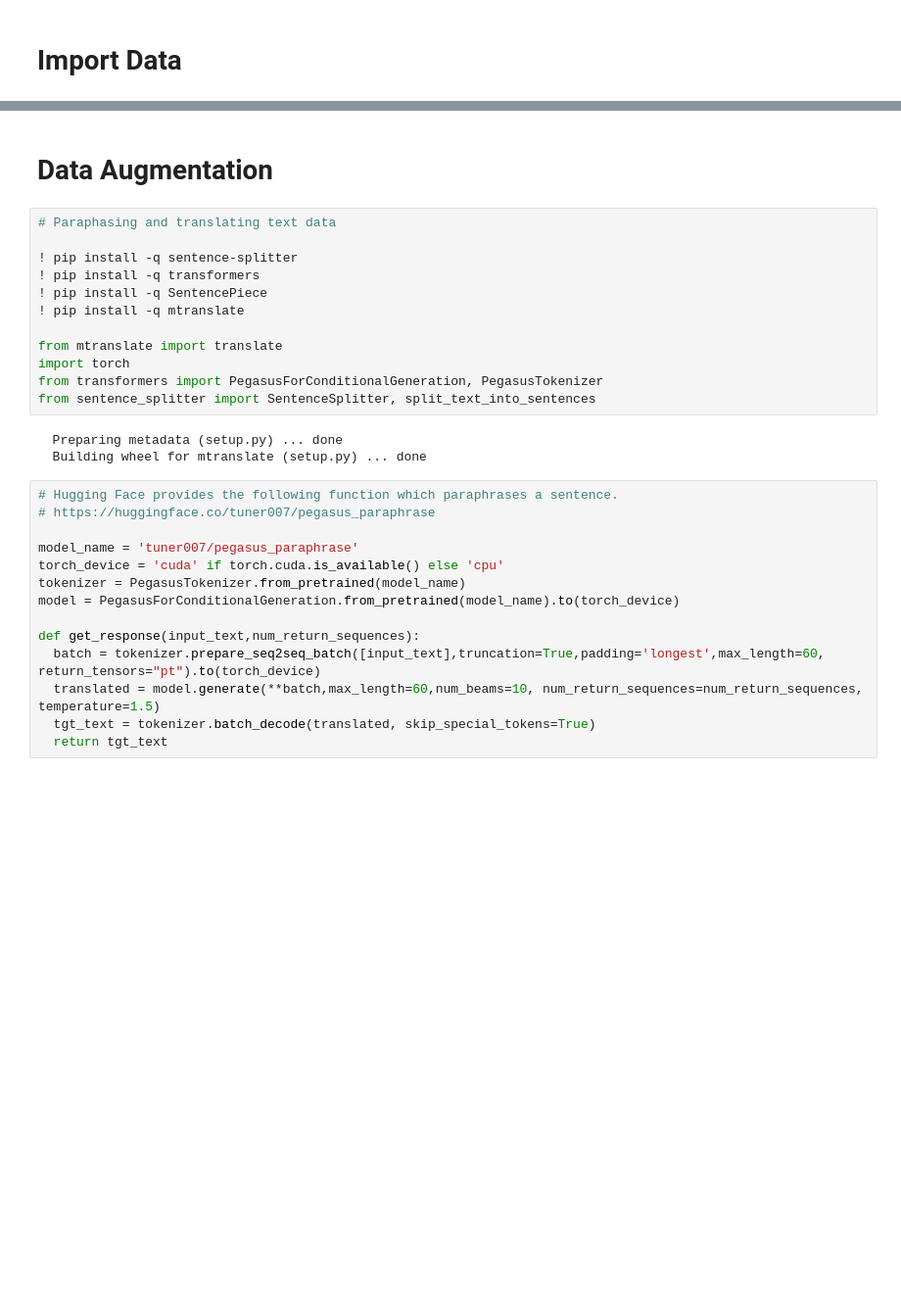
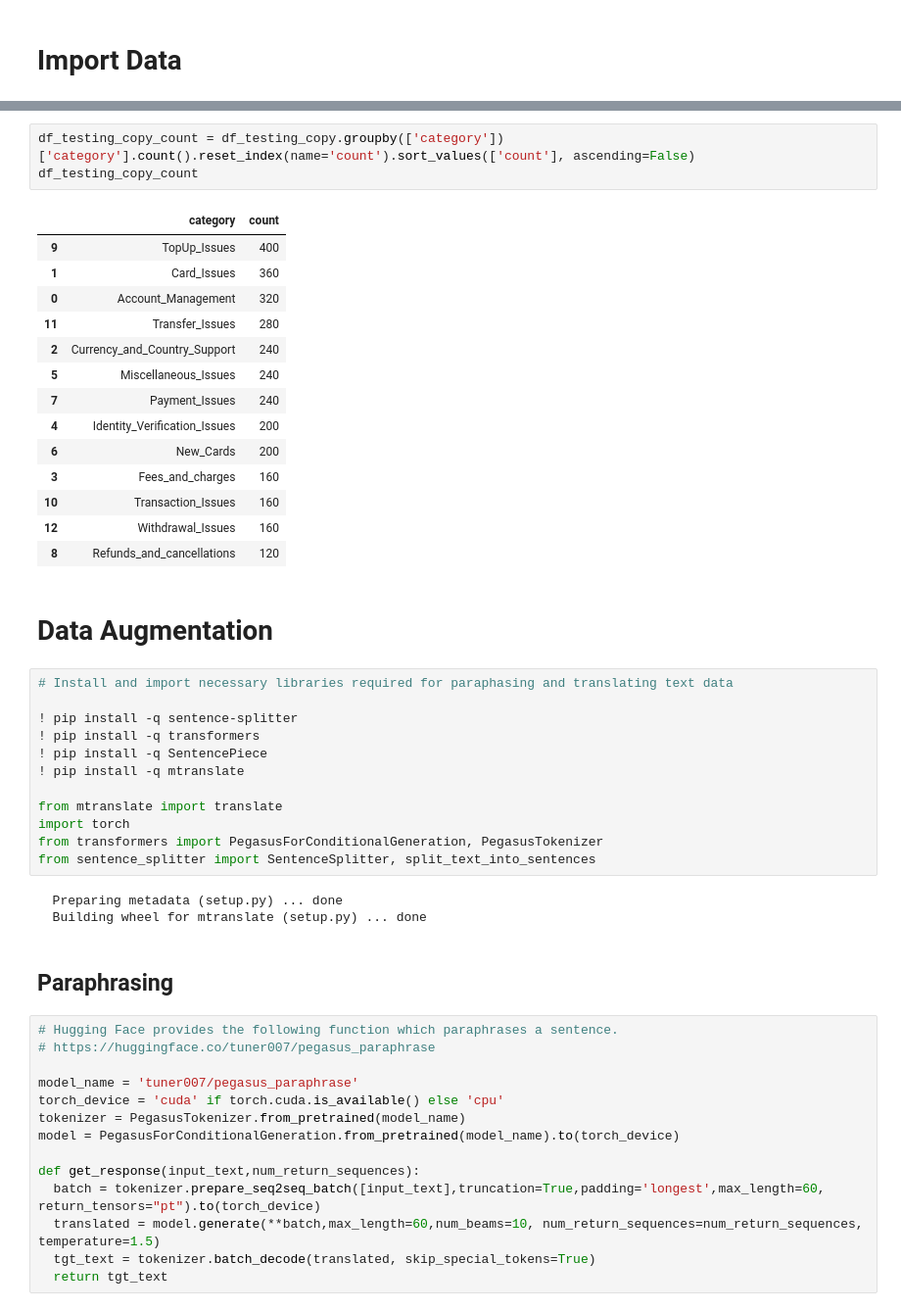
Before and after one commit to sjung-stat/Customer-Support-Chat-Intent-Classification, a Jupyter notebook: Data Preprocessing.ipynb, the cells around one changed output, grey strips where cells are left out. Shown: that part at 98% size. Drawn from its saved outputs; the diff is of its cells as text; blank space fills up the shorter version.

```diff
--- a/Data Preprocessing.ipynb
+++ b/Data Preprocessing.ipynb
@@ -65,7 +268,25 @@ df_testing_copy = df_testing.copy()
+# %%
+df_testing_copy_count = df_testing_copy.groupby(['category'])['category'].count().reset_index(name='count').sort_values(['count'], ascending=False)
+df_testing_copy_count
+# %% [output]
+|  | category | count |
+| 9 | TopUp_Issues | 400 |
+| 1 | Card_Issues | 360 |
+| 0 | Account_Management | 320 |
+| 11 | Transfer_Issues | 280 |
+| 2 | Currency_and_Country_Support | 240 |
+| 5 | Miscellaneous_Issues | 240 |
+| 7 | Payment_Issues | 240 |
+| 4 | Identity_Verification_Issues | 200 |
+| 6 | New_Cards | 200 |
+| 3 | Fees_and_charges | 160 |
+| 10 | Transaction_Issues | 160 |
+| 12 | Withdrawal_Issues | 160 |
+| 8 | Refunds_and_cancellations | 120 |
 # %% [markdown]
 # Data Augmentation
 # %%
-# Paraphasing and translating text data
+# Install and import necessary libraries required for paraphasing and translating text data
 
 ! pip install -q sentence-splitter
 ! pip install -q transformers
@@ -79,6 +300,8 @@ from sentence_splitter import SentenceSplitter, split_text_into_sentences
 # %% [output]
   Preparing metadata (setup.py) ... done
   Building wheel for mtranslate (setup.py) ... done
+# %% [markdown]
+## Paraphrasing
 # %%
 # Hugging Face provides the following function which paraphrases a sentence.
 # https://huggingface.co/tuner007/pegasus_paraphrase
```
Also changed, not shown: parts of 148 cells of this notebook.
